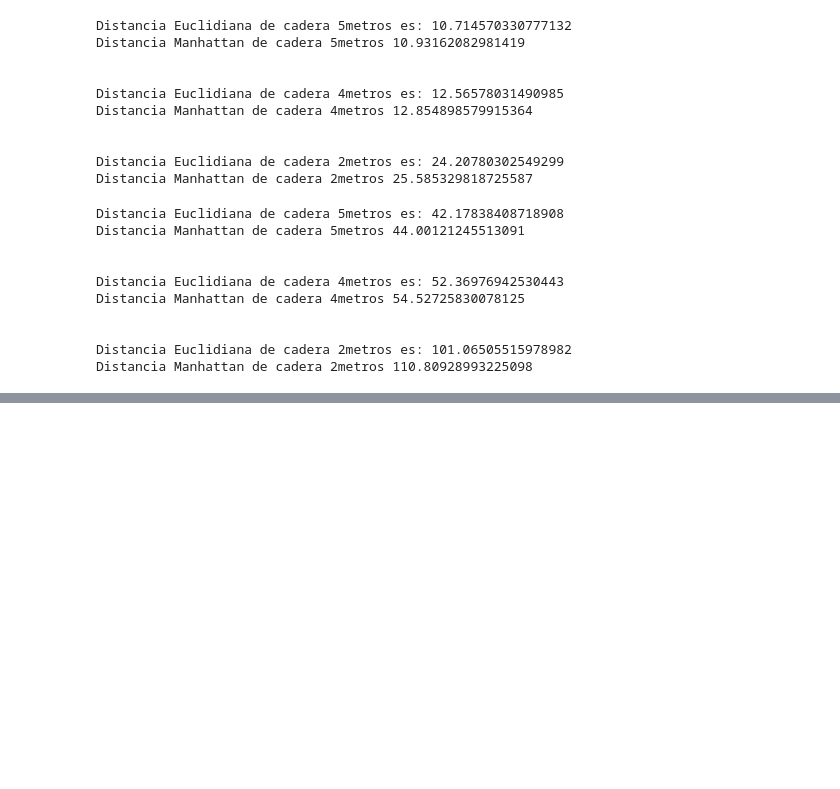
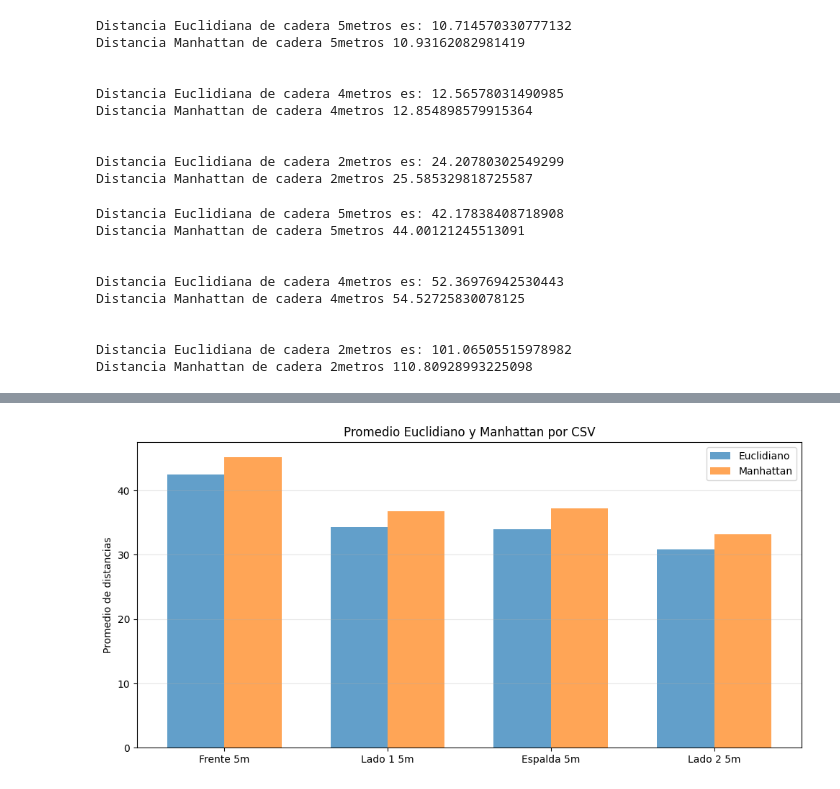
Before and after one commit to AlejandroRCruz/Tesis, a Jupyter notebook: Graficas_errores.ipynb, the cells around one changed output, grey strips where cells are left out. Saved outputs shown, nothing was run; the diff lists cells and outputs as text; code cells hidden in the pictures; blank space fills up the shorter version.

```diff
--- a/Graficas_errores.ipynb
+++ b/Graficas_errores.ipynb
@@ -72,0 +327,45 @@ Distancia Manhattan de cadera 2metros 110.80928993225098
+# %%
+
+# === CSV y configuración ===
+csv_files = [
+    'Estadisticas/EstadisticasF_5m_nano_ByN.csv',
+    "Estadisticas/EstadisticasL15m_nano_ByN.csv",
+    'Estadisticas/EstadisticasE_5m_nano_ByN.csv',
+    "Estadisticas/EstadisticasL25m_nano_ByN.csv"
+]
+nombres = ["Frente 5m", "Lado 1 5m", "Espalda 5m", "Lado 2 5m"]
+colores = ["tab:blue", "tab:orange", "tab:green", "tab:purple"]
+
+cols_euclid = ["dist_euclid_left_shoulder_hip", "dist_euclid_right_shoulder_hip"]
+cols_manh   = ["dist_manh_left_shoulder_hip", "dist_manh_right_shoulder_hip"]
+
+# === CARGA DE CSV ===
+dfs = [pd.read_csv(f) for f in csv_files]
+
+# === CALCULAR PROMEDIOS POR CSV ===
+prom_euclid = []
+prom_manh   = []
+
+for df in dfs:
+    euclid_fila = df[cols_euclid].mean(axis=1)  # Promedio por fila
+    manh_fila   = df[cols_manh].mean(axis=1)    # Promedio por fila
+    prom_euclid.append(euclid_fila.mean())      # Promedio total del CSV
+    prom_manh.append(manh_fila.mean())
+
+# === GRAFICA DE BARRAS ===
+x = np.arange(len(nombres))
+ancho = 0.35
+
+plt.figure(figsize=(10, 5))
+plt.bar(x - ancho/2, prom_euclid, width=ancho, color='tab:blue', alpha=0.7, label='Euclidiano')
+plt.bar(x + ancho/2, prom_manh, width=ancho, color='tab:orange', alpha=0.7, label='Manhattan')
+
+plt.xticks(x, nombres)
+plt.ylabel("Promedio de distancias")
+plt.title("Promedio Euclidiano y Manhattan por CSV")
+plt.legend()
+plt.grid(axis="y", alpha=0.3)
+plt.tight_layout()
+plt.show()
+# %% [output]
+[figure, added]
```
Also changed, not shown: parts of 10 cells of this notebook.
